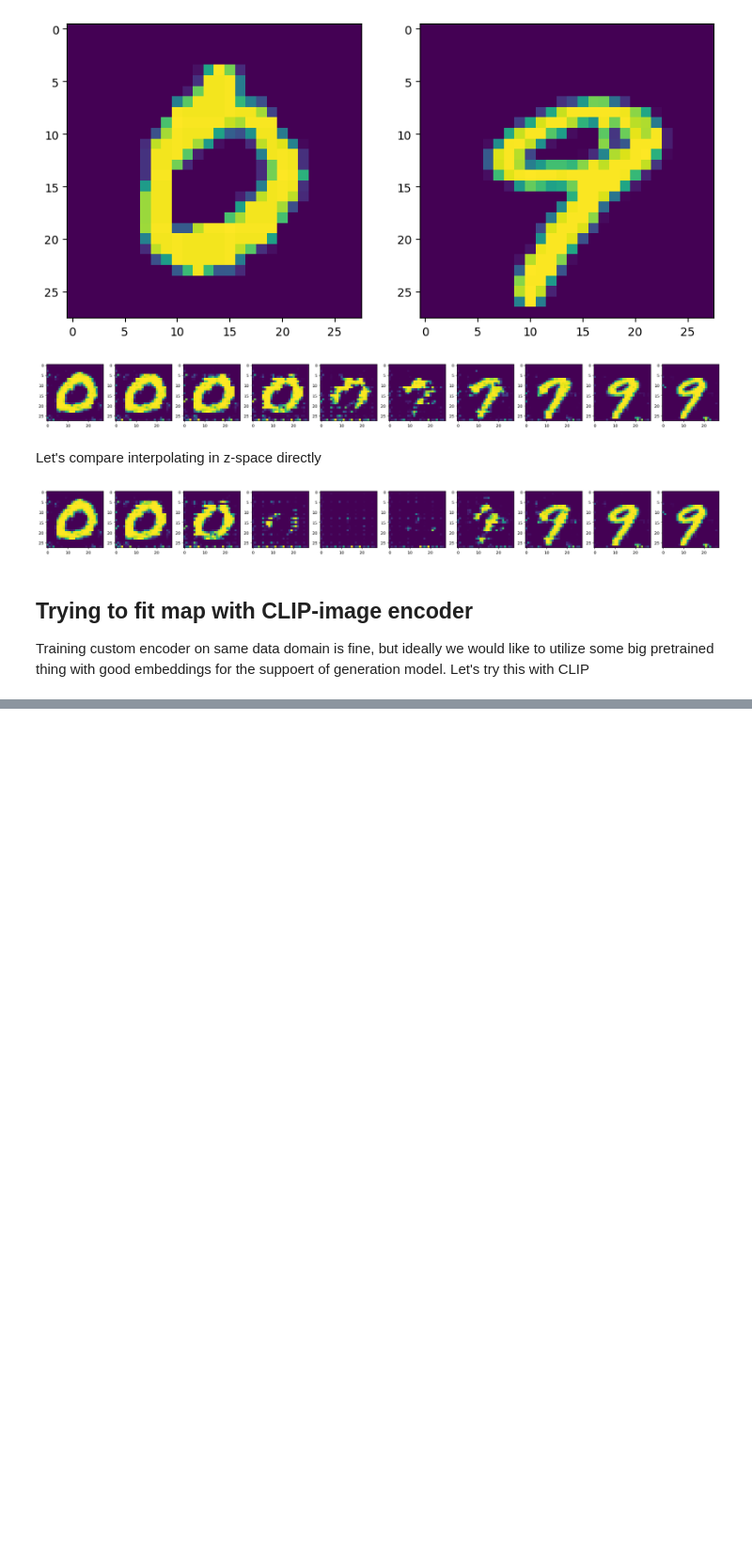
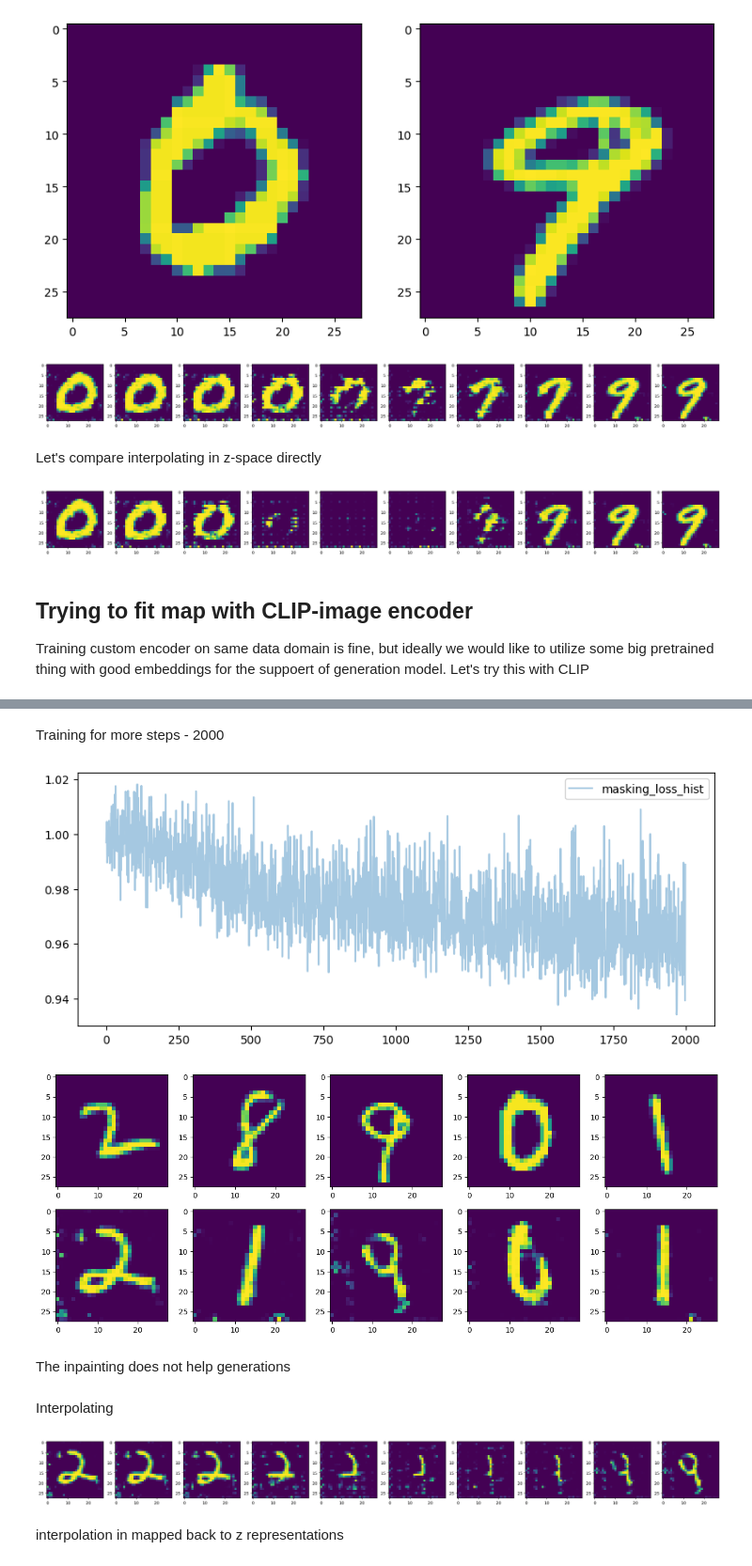
Before and after one commit to shredder67/gan-latent-inverse, a Jupyter notebook: mnist/experiment.ipynb, the cells around one changed output, grey strips where cells are left out. Shown at 94% size. Saved outputs shown, nothing was run; the diff lists cells and outputs as text; code cells hidden in the pictures; blank space fills up the shorter version.

```diff
--- a/mnist/experiment.ipynb
+++ b/mnist/experiment.ipynb
@@ -754,0 +891,36 @@ tensor([[-1.2857e-13,  3.1570e-14,  2.4616e-15,  ...,  1.3129e-13,
+# %% [markdown]
+Training for more steps - 2000
+# %%
+from torchvision import transforms as T
+
+args = AttributeDict()
+args.noise_lantents = False
+args.adv_loss_used = False
+args.rec_loss_scale = 0. # loss(x, G(z))
+
+mapping = M(n_hidden, hidden_dim, y_dim, z_dim).to(DEVICE)
+optimizer = optim.Adam(mapping.parameters(), lr=1e-4)
+batch_size = bs
+
+masking_loss_hist, mapping = train_latent_map_clip(
+    mapping,
+    generator=G,
+    encoder=model,
+    loss_fn=F.mse_loss,
+    optimizer=optimizer,
+    num_iters=2000,
+    batch_size=batch_size,
+    image_augmentations=T.RandomErasing(),
+    args=args
+)
+
+torch.save(mapping.state_dict(), f"models/mapping_clip_b_{n_hidden}_{hidden_dim}_inpaint_step2000.pth")
+plot_losses({"masking_loss_hist": masking_loss_hist})
+visualize_inversion_clip(eval_samples, mapping, encoder=model, images=images_test, saved_weights_path="models\mapping_clip_b_4_256_inpaint_step2000.pth")
+# %% [output]
+[figure, added]
+[figure, added]
+# %% [markdown]
+The inpainting does not help generations
+# %% [markdown]
+Interpolating
@@ -754,0 +937,28 @@ tensor([[-1.2857e-13,  3.1570e-14,  2.4616e-15,  ...,  1.3129e-13,
+# %%
+with torch.no_grad():
+    y_list = model.encode_image(images_test).squeeze(0).float()
+    y1 = y_list[0]
+    y2 = y_list[2]
+
+    k=9
+    interpolations = [y1]
+    for a in range(1, k):
+        interpolations.append(y1 + a*(y2 - y1)/k)
+    interpolations.append(y2)
+
+    mapping.eval()
+    images = []
+    for y_k in interpolations:
+        with torch.no_grad():
+            z_k = mapping(y_k.squeeze()[None, :])
+            img_k = G(z_k[:, :, None, None])
+        images.append(img_k.detach().cpu().numpy().squeeze())
+
+    _, axs = plt.subplots(1, 10, figsize=(30, 3))
+    for (ax, img) in zip(axs, images):
+        ax.imshow(img)
+    plt.show()
+# %% [output]
+[figure, added]
+# %% [markdown]
+interpolation in mapped back to z representations
```
Also changed, not shown: parts of 29 cells of this notebook.
